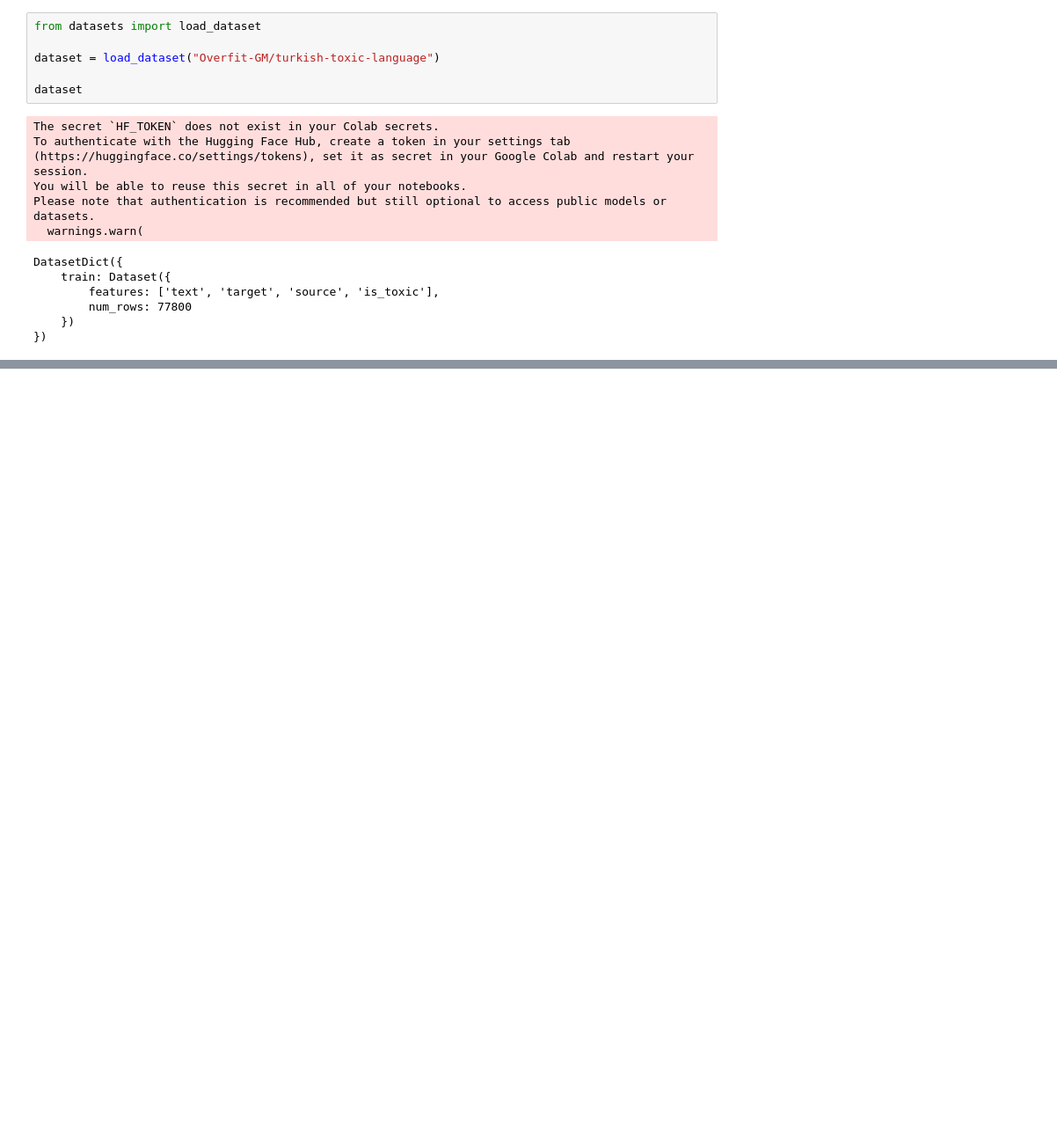
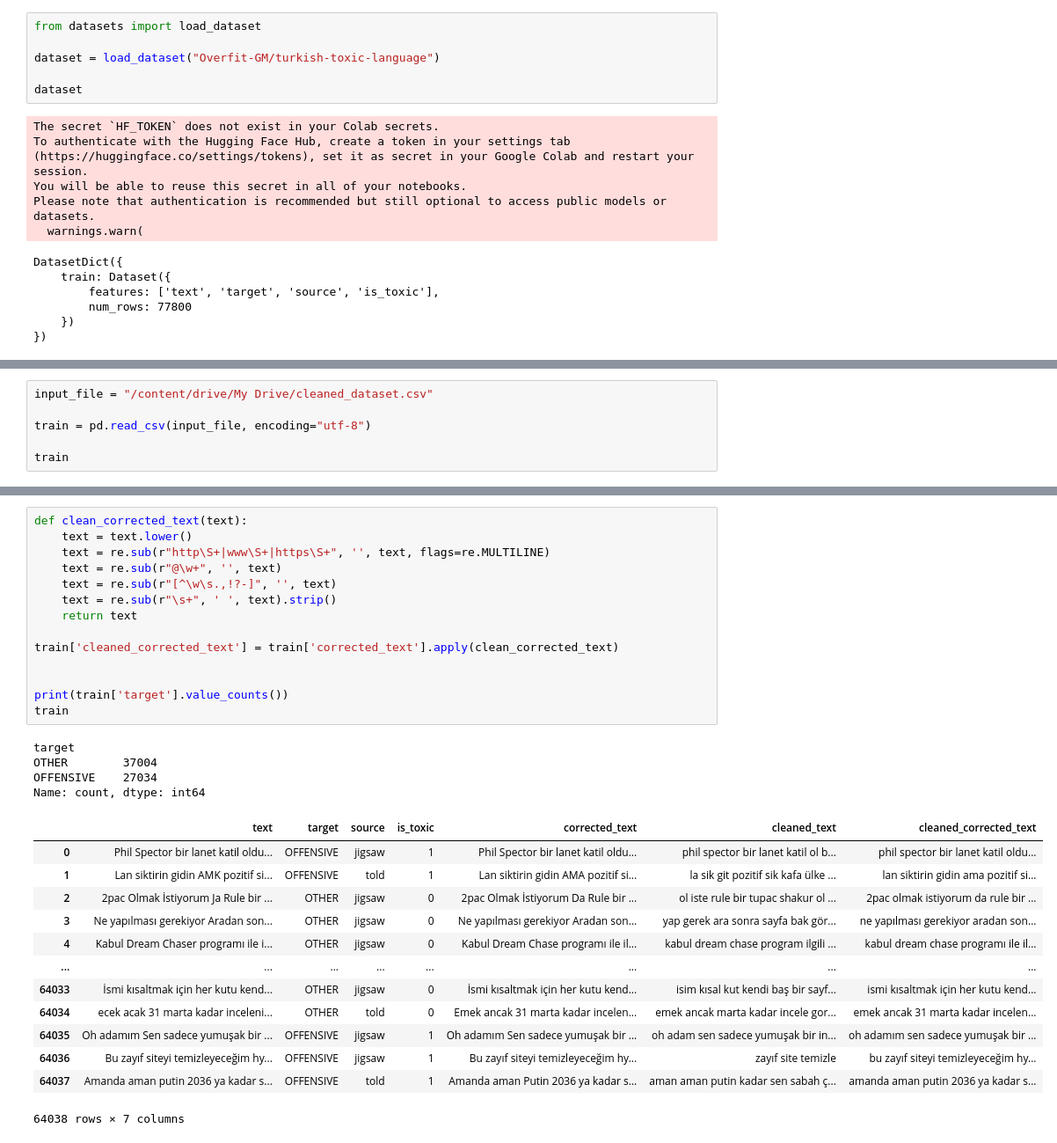
Before and after one commit to fc63/Detection-and-Classification-of-Offensive-Language-in-Turkish, a Jupyter notebook: 1.ipynb, the cells around one changed output, grey strips where cells are left out. Shown: that part at 88% size. Cells and saved outputs as stored; diff of their text form; blank space fills up the shorter version.

```diff
--- a/1.ipynb
+++ b/1.ipynb
@@ -192,0 +273,6 @@ dtype: int64
+# %%
+input_file = "/content/drive/My Drive/cleaned_dataset.csv"
+
+train = pd.read_csv(input_file, encoding="utf-8")
+
+train
@@ -192,0 +318,32 @@ dtype: int64
+# %%
+def clean_corrected_text(text):
+    text = text.lower()
+    text = re.sub(r"http\S+|www\S+|https\S+", '', text, flags=re.MULTILINE)
+    text = re.sub(r"@\w+", '', text)
+    text = re.sub(r"[^\w\s.,!?-]", '', text)
+    text = re.sub(r"\s+", ' ', text).strip()
+    return text
+
+train['cleaned_corrected_text'] = train['corrected_text'].apply(clean_corrected_text)
+
+
+print(train['target'].value_counts())
+train
+# %% [output]
+target
+OTHER        37004
+OFFENSIVE    27034
+Name: count, dtype: int64
+|  | text | target | source | is_toxic | corrected_text | cleaned_text | cleaned_corrected_text |
+| 0 | Phil Spector bir lanet katil oldu... | OFFENSIVE | jigsaw | 1 | Phil Spector bir lanet katil oldu... | phil spector bir lanet katil ol b... | phil spector bir lanet katil oldu... |
+| 1 | Lan siktirin gidin AMK pozitif si... | OFFENSIVE | told | 1 | Lan siktirin gidin AMA pozitif si... | la sik git pozitif sik kafa ülke ... | lan siktirin gidin ama pozitif si... |
+| 2 | 2pac Olmak İstiyorum Ja Rule bir ... | OTHER | jigsaw | 0 | 2pac Olmak İstiyorum Da Rule bir ... | ol iste rule bir tupac shakur ol ... | 2pac olmak istiyorum da rule bir ... |
+| 3 | Ne yapılması gerekiyor Aradan son... | OTHER | jigsaw | 0 | Ne yapılması gerekiyor Aradan son... | yap gerek ara sonra sayfa bak gör... | ne yapılması gerekiyor aradan son... |
+| 4 | Kabul Dream Chaser programı ile i... | OTHER | jigsaw | 0 | Kabul Dream Chase programı ile il... | kabul dream chase program ilgili ... | kabul dream chase programı ile il... |
+| ... | ... | ... | ... | ... | ... | ... | ... |
+| 64033 | İsmi kısaltmak için her kutu kend... | OTHER | jigsaw | 0 | İsmi kısaltmak için her kutu kend... | isim kısal kut kendi baş bir sayf... | ismi kısaltmak için her kutu kend... |
+| 64034 | ecek acak 31 marta kadar inceleni... | OTHER | told | 0 | Emek ancak 31 marta kadar incelen... | emek ancak marta kadar incele gor... | emek ancak 31 marta kadar incelen... |
+| 64035 | Oh adamım Sen sadece yumuşak bir ... | OFFENSIVE | jigsaw | 1 | Oh adamım Sen sadece yumuşak bir ... | oh adam sen sadece yumuşak bir in... | oh adamım sen sadece yumuşak bir ... |
+| 64036 | Bu zayıf siteyi temizleyeceğim hy... | OFFENSIVE | jigsaw | 1 | Bu zayıf siteyi temizleyeceğim hy... | zayıf site temizle | bu zayıf siteyi temizleyeceğim hy... |
+| 64037 | Amanda aman putin 2036 ya kadar s... | OFFENSIVE | told | 1 | Amanda aman Putin 2036 ya kadar s... | aman aman putin kadar sen sabah ç... | amanda aman putin 2036 ya kadar s... |
+64038 rows × 7 columns
```
Also changed, not shown: parts of 21 cells of this notebook.
